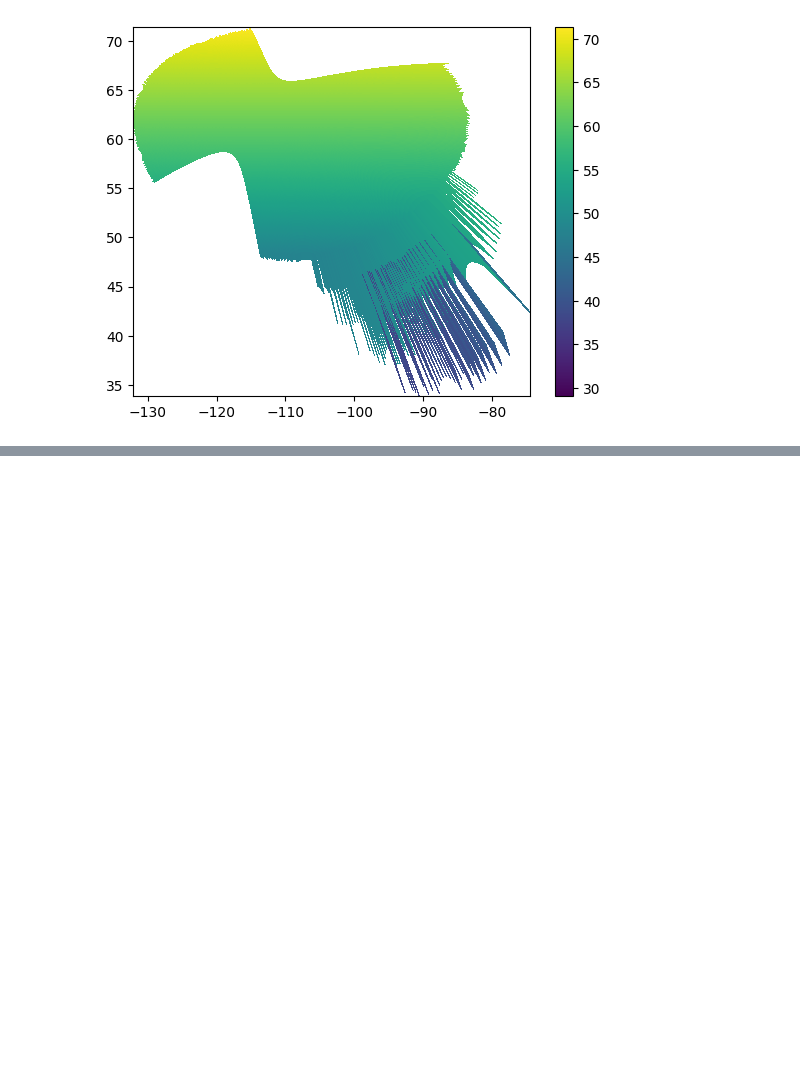
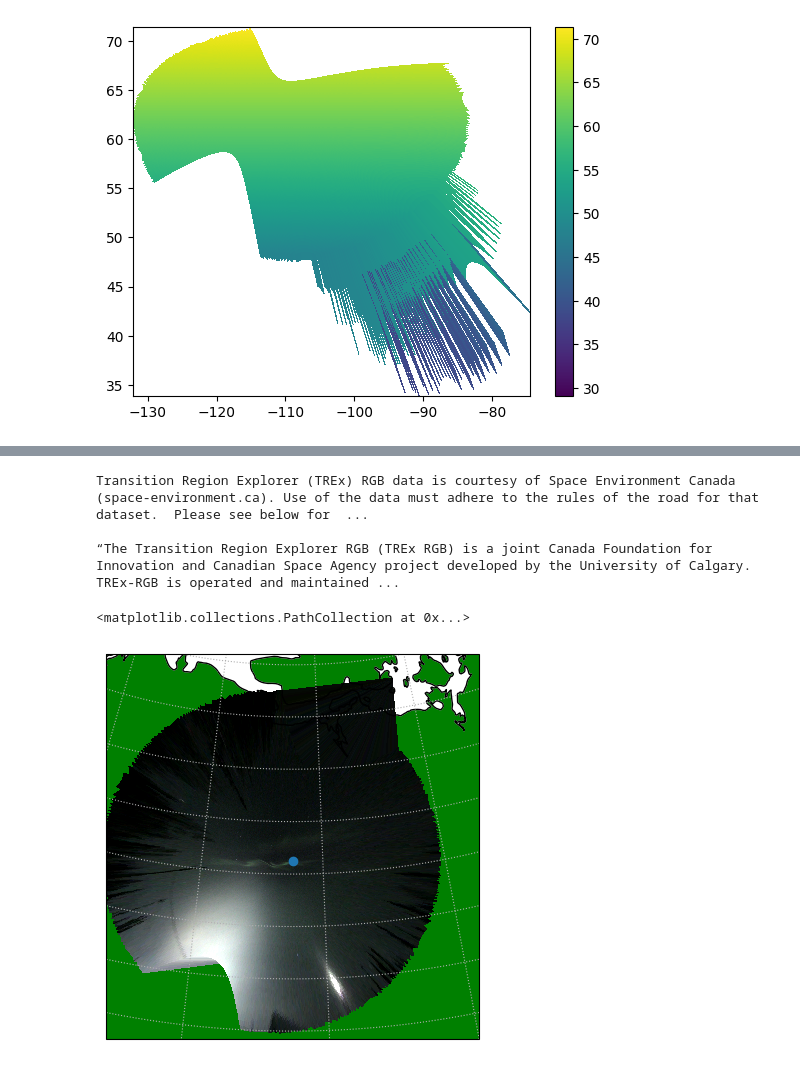
Before and after one commit to CassandraAuri/Physics_Work, a Jupyter notebook: Aurora_Work/read_themis_data.ipynb, the cells around one changed output, grey strips where cells are left out. Drawn from its saved outputs; the diff is of its cells as text; code cells hidden in the pictures; blank space fills up the shorter version.

```diff
--- a/Aurora_Work/read_themis_data.ipynb
+++ b/Aurora_Work/read_themis_data.ipynb
@@ -280,0 +363,14 @@ plt.colorbar()
+# %%
+mosiac=asilib.asi.trex.trex_rgb('yknf', time=mosaic_dt, alt=110)
+
+lon_bounds=(-125, -100)
+lat_bounds=(55, 70)
+ax = asilib.map.create_cartopy_map(lon_bounds=lon_bounds, lat_bounds=lat_bounds)
+mosiac.plot_map(ax=ax, min_elevation=5, asi_label=False, color_bounds=[10,110])
+ax.scatter(-144.4, 62.45)
+# %% [output]
+Transition Region Explorer (TREx) RGB data is courtesy of Space Environment Canada (space-environment.ca). Use of the data must adhere to the rules of the road for that dataset.  Please see below for  ...
+
+“The Transition Region Explorer RGB (TREx RGB) is a joint Canada Foundation for Innovation and Canadian Space Agency project developed by the University of Calgary. TREx-RGB is operated and maintained ...
+<matplotlib.collections.PathCollection at 0x...>
+[figure, added]
```
Also changed, not shown: parts of 12 cells of this notebook, 17 other files.
